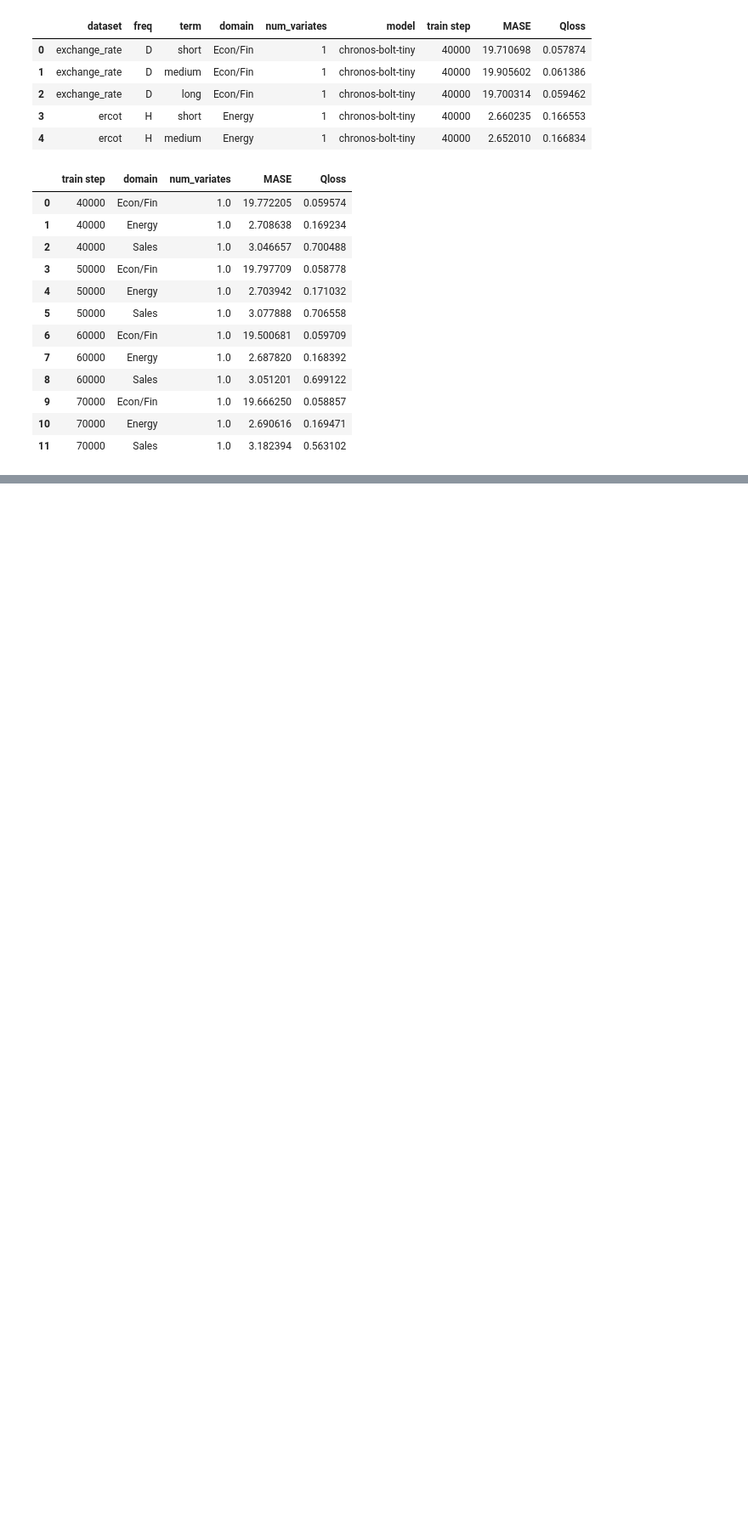
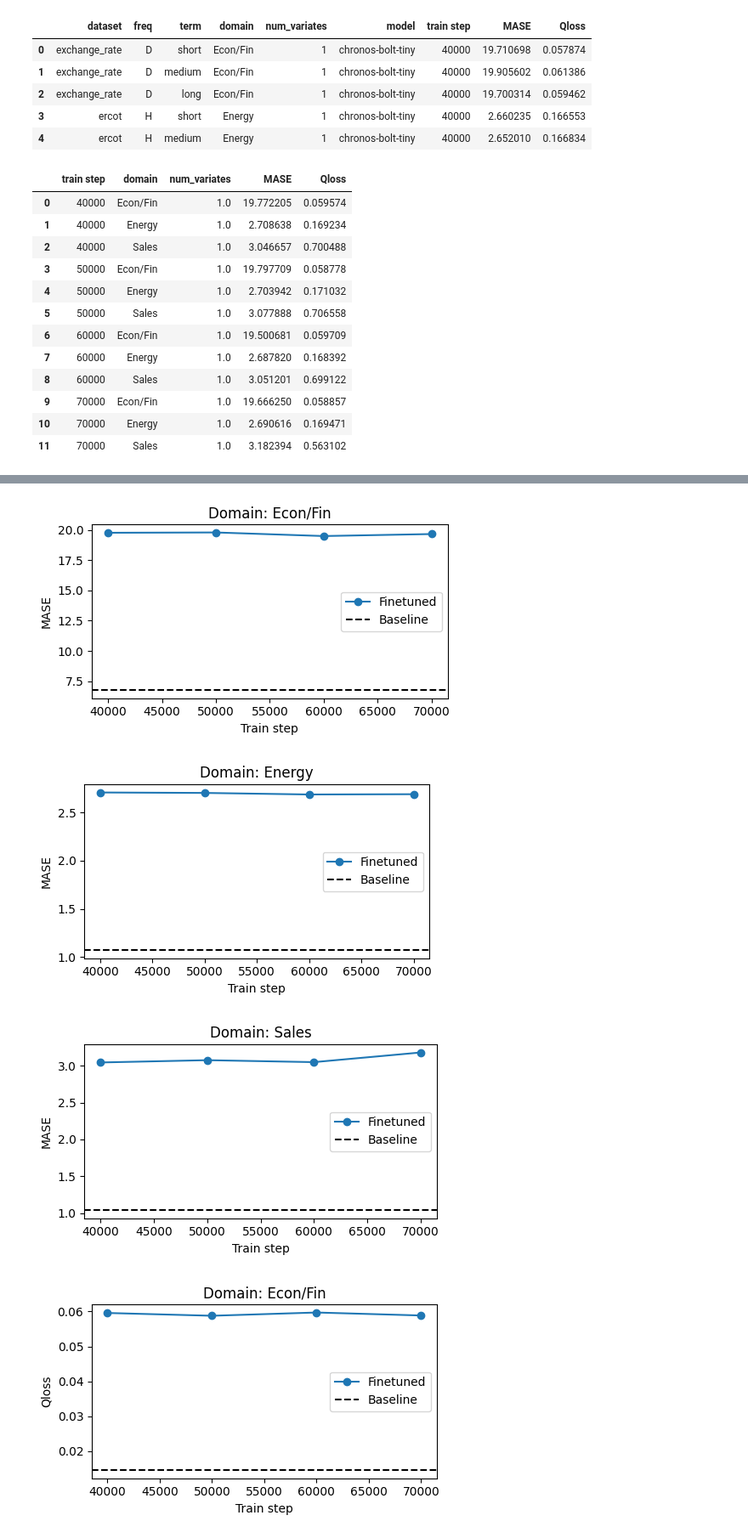
Before and after one commit to GiuliaGhisolfi/TimeSeriesForecastingFoundationModels, a Jupyter notebook: chronos_tiny_results.ipynb, the cells around one changed output, grey strips where cells are left out. Shown: that part at 85% size. Cells and saved outputs as stored; diff of their text form; code cells hidden in the pictures; blank space fills up the shorter version.

```diff
--- a/chronos_tiny_results.ipynb
+++ b/chronos_tiny_results.ipynb
@@ -206,0 +265,8 @@ grouped_term
+# %%
+# Plot: One plot for each DOMAIN value (Econ/Fin, Weather, ecc.)
+plot_metric_vs_train_step(grouped_domain, baseline_domain, group_col="domain", metric_cols=["MASE", "Qloss"], title_prefix="Domain")
+# %% [output]
+[figure, added]
+[figure, added]
+[figure, added]
+[figure, added]
```
Also changed, not shown: parts of 11 cells of this notebook, 6 other files.
